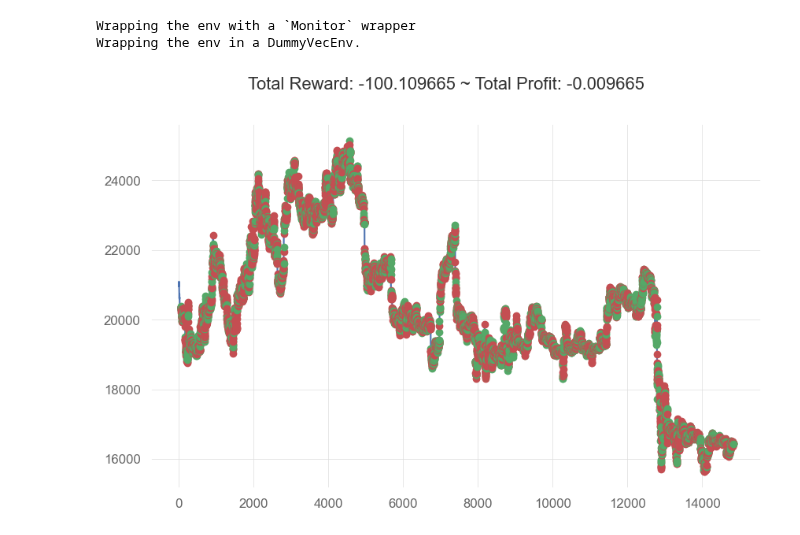
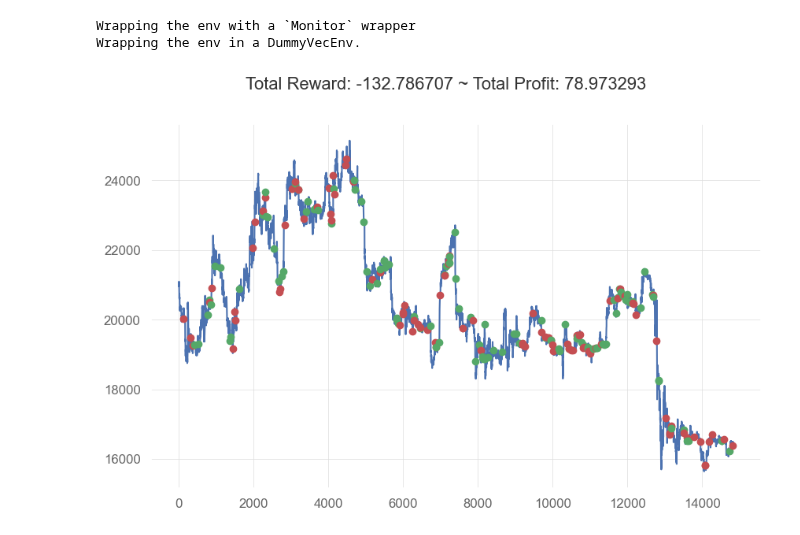
Before and after one commit to zizzs3228/trading, a Jupyter notebook: AIbot.ipynb, the cells around one changed output. Cells and saved outputs as stored; diff of their text form; code cells hidden in the pictures.

```diff
--- a/AIbot.ipynb
+++ b/AIbot.ipynb
@@ -154,31 +154,31 @@ num_cpu = 1
 # %%
 env = MyCustomEnv(df=enddf, frame_bound=(start_index+50,end_index), window_size=window_size)
 
 profit = []
 results = []
-model = PPO.load('models\\test73\\80000.zip',env=env)
+model = PPO.load('models\\test76\\260000.zip',env=env)
 
 obs = env.reset()
 # print(f'Test №{i}')
 
 while True:
     action, state = model.predict(obs)
     obs, reward, done, info = env.step(action)
     results.append(info['total_profit'])
     # rewards.append(reward)
     if done:
         break
     # profit.append(info['total_profit'])
 # print(info['total_profit'])
 plt.cla()
 env.render_all()
 plt.show()
 # plt.scatter(range(len(rewards)), rewards)
 # plt.show()
 # %% [output]
 Wrapping the env with a `Monitor` wrapper
 Wrapping the env in a DummyVecEnv.
-[figure, old version]
+[figure, new version]
 # %%
 # results = {'deposit':results}
 # results = pd.DataFrame(results)
```
Also changed, not shown: 2 other files.
